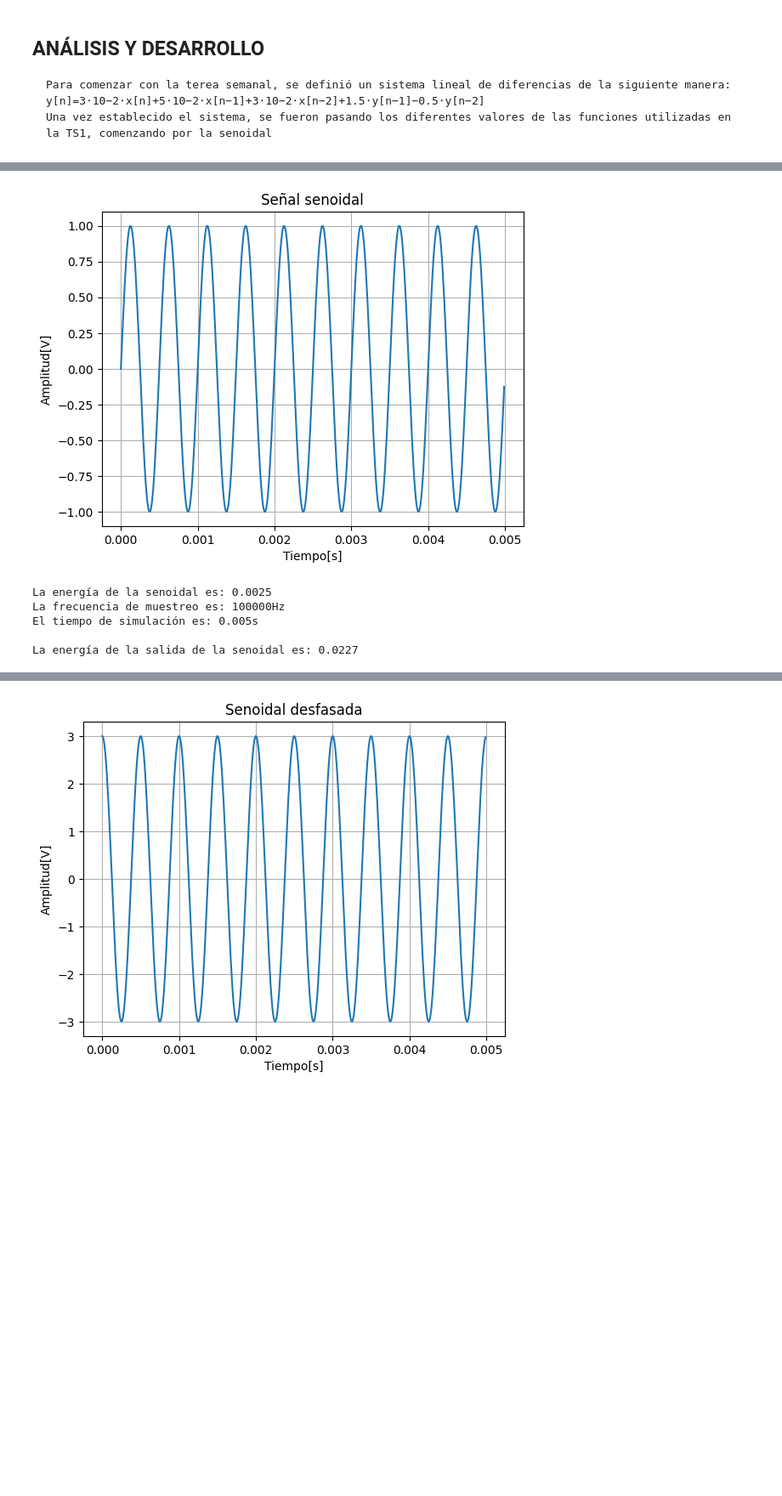
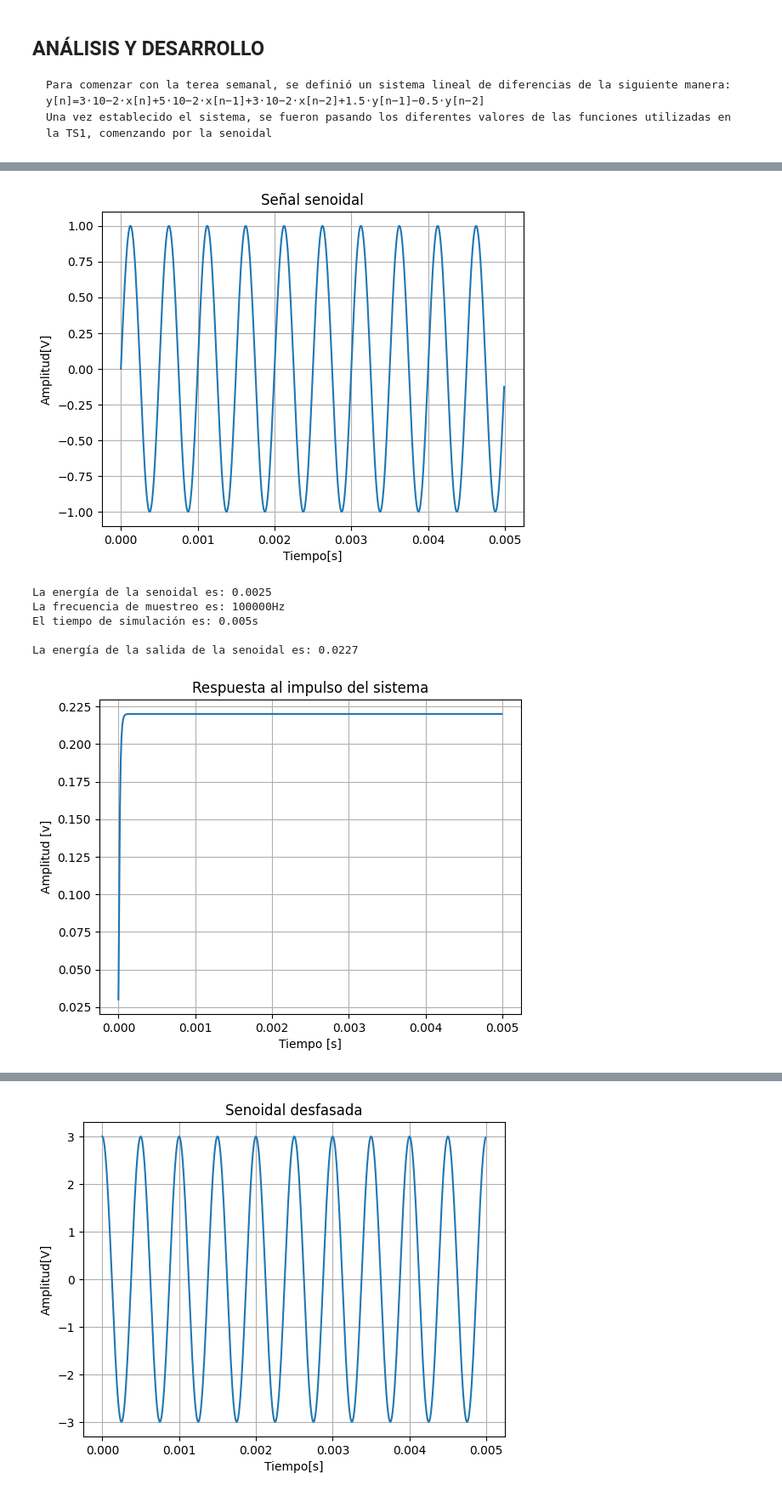
Before and after one commit to guadacura/aps-guada, a Jupyter notebook: TS2-Cura_Guadalupe.ipynb, the cells around one changed output, grey strips where cells are left out. Shown at 85% size. Saved outputs shown, nothing was run; the diff lists cells and outputs as text; code cells hidden in the pictures; blank space fills up the shorter version.

```diff
--- a/TS2-Cura_Guadalupe.ipynb
+++ b/TS2-Cura_Guadalupe.ipynb
@@ -62,31 +62,40 @@ def funcion_LTI(x):
         else:  # n == 0
             y[n] = 0.03*x[n]
 
     return y
 
 senoidalLti= funcion_LTI(yy)
 funcion_grafico(tt, senoidalLti, 'Señal de salida de la senoidal', 'Tiempo[s]', 'Amplitud[V]')
 
 tt, yy = funcion_seno(vc=1, dc=0, fs=fs, ph=0, nn=N, fm=fm)
 funcion_grafico(tt, yy, 'Señal senoidal', 'Tiempo[s]', 'Amplitud[V]')
 
 energia1 = np.sum(yy**2)*dt
 muestras1=len(yy)
 tiempoMuestras1= dt
 print(f'La energía de la senoidal es: {energia1:.4f}')
 print(f'La frecuencia de muestreo es: {fm}Hz')
 print(f'El tiempo de simulación es: {N*dt}s\n')
 
 energia = np.sum(senoidalLti**2)*dt
 muestras=len(senoidalLti)
 tiempoMuestras= dt
 print(f'La energía de la salida de la senoidal es: {energia:.4f}')
+
+#---------------------------------------------------
+# respuesta al impulso
+impulso = np.zeros(N)
+impulso[0] = 1  # delta[n]
+
+respuesta_impulso = funcion_LTI(impulso)
+funcion_grafico(np.arange(N)*dt, respuesta_impulso, 'Respuesta al impulso del sistema', 'Tiempo [s]', 'Amplitud [v]')
 # %% [output]
 [figure]
 [figure]
 La energía de la senoidal es: 0.0025
 La frecuencia de muestreo es: 100000Hz
 El tiempo de simulación es: 0.005s
 
 La energía de la salida de la senoidal es: 0.0227
+[figure, added]
 # %% [markdown]
```
Also changed, not shown: parts of 5 cells of this notebook, 25 other files.
